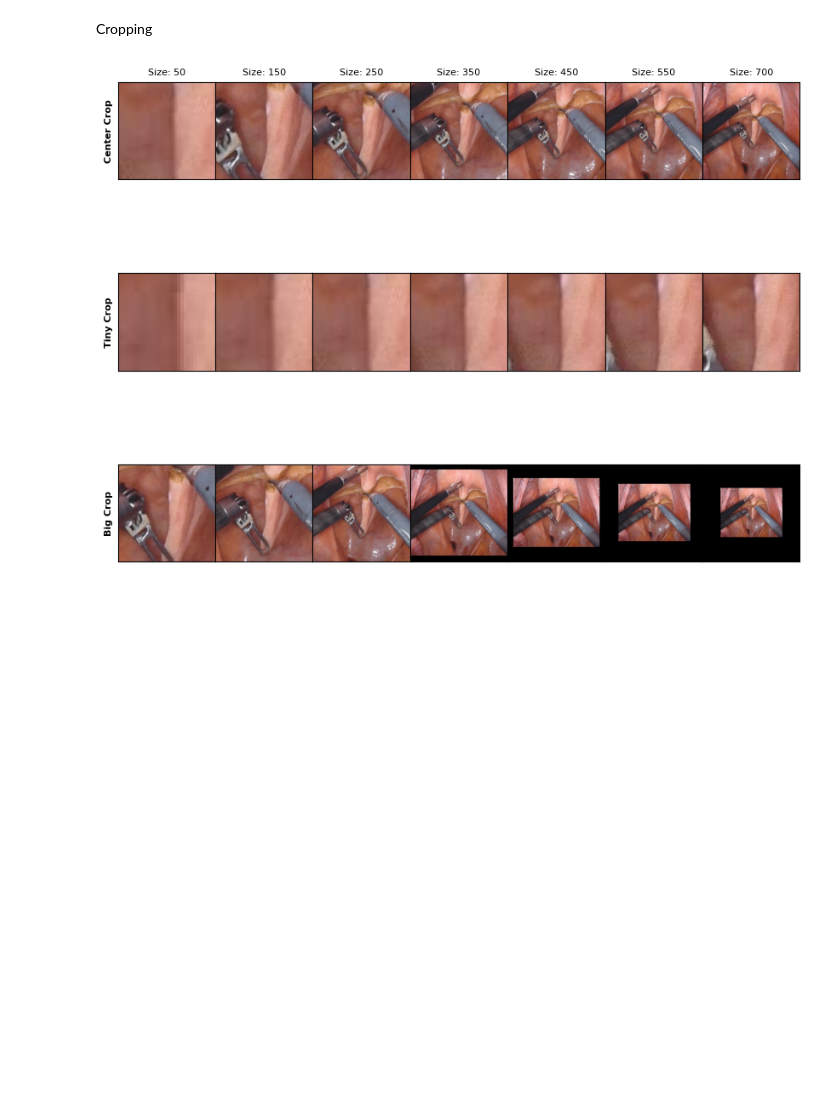
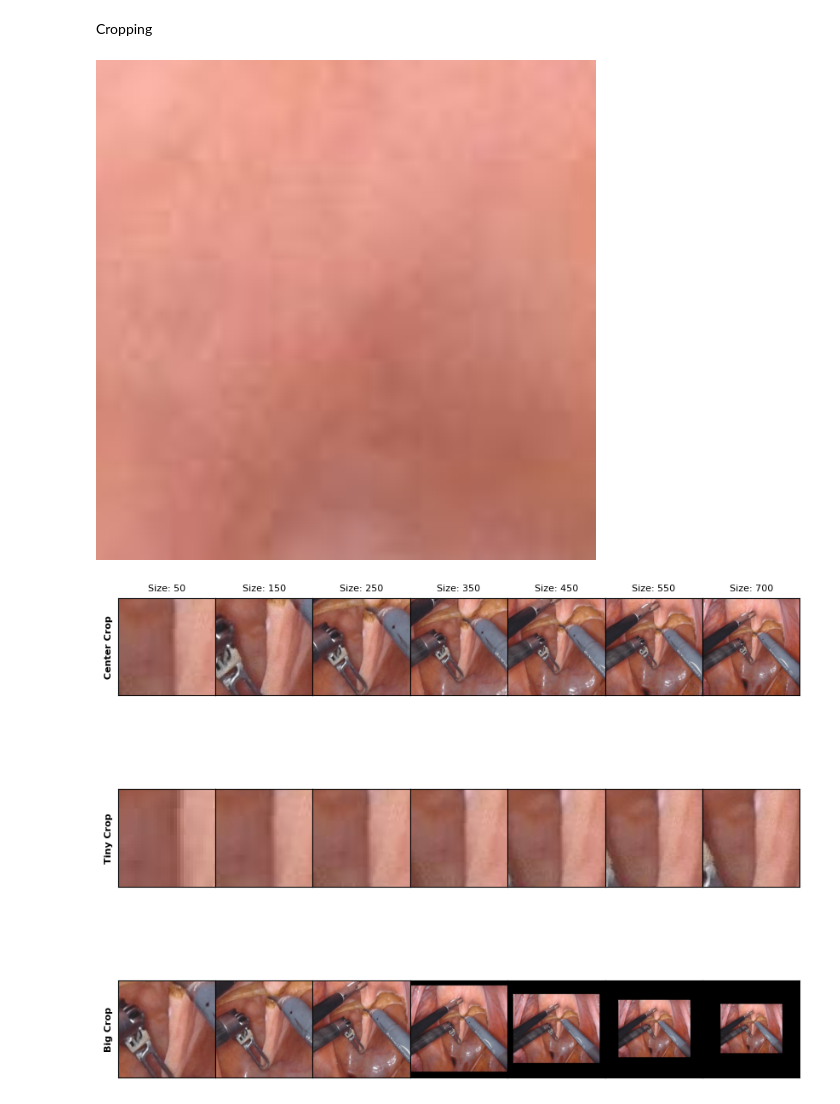
Before and after one commit to jenniferhiga/HCI_AI_RoboticSurgery, a Jupyter notebook: Grounded_SAM_Tool_Instance_Segmentation.ipynb, the cells around one changed output. Drawn from its saved outputs; the diff is of its cells as text; code cells hidden in the pictures; blank space fills up the shorter version.

```diff
--- a/Grounded_SAM_Tool_Instance_Segmentation.ipynb
+++ b/Grounded_SAM_Tool_Instance_Segmentation.ipynb
@@ -184,6 +184,10 @@ class crop_class:
       z = TF.center_crop(original, sizes[i])
       seq.append(z)
     return seq
+# %%
+TF.resized_crop(original, 80, 500, 80, 80, 500)
+# %% [output]
+[figure, added]
 # %%
 img_dir = 'inpaint_demo.jpg'
 original = Image.fromarray(image_source)
```
Also changed, not shown: parts of 3 cells of this notebook.
